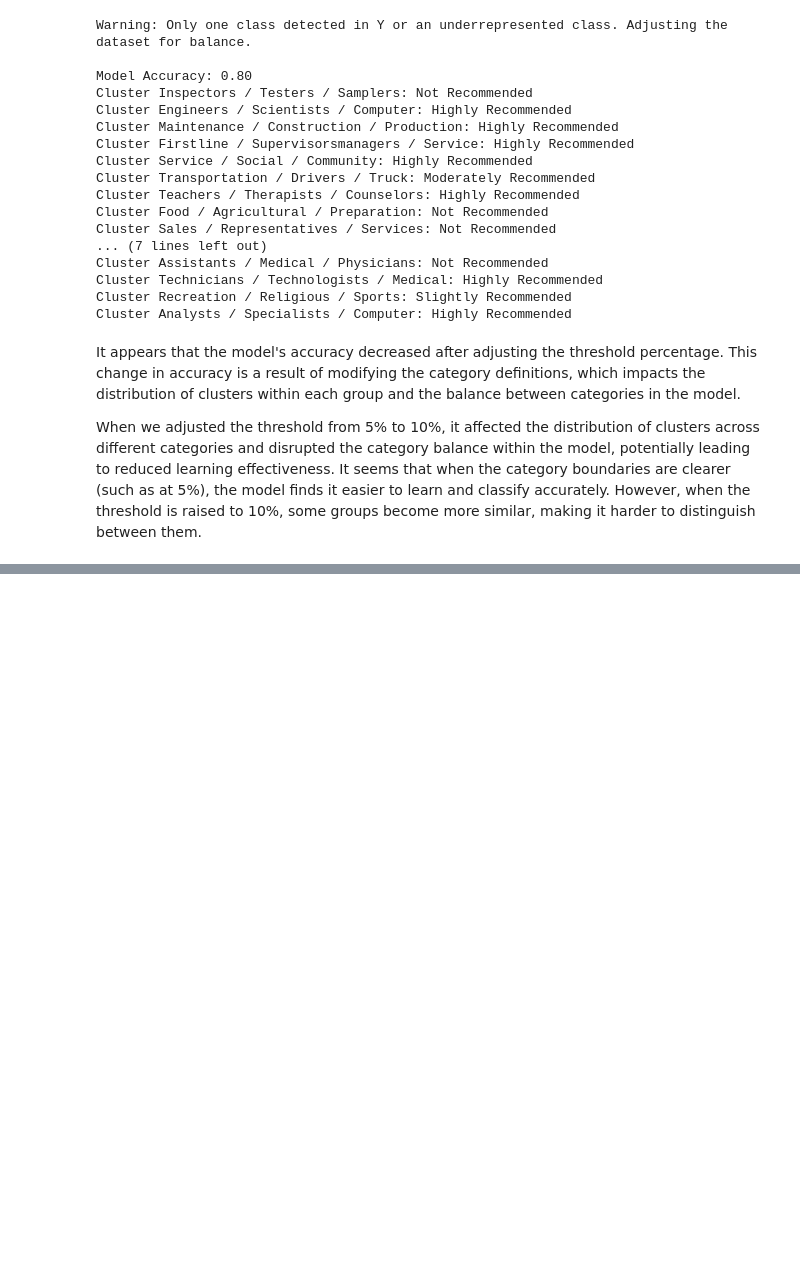
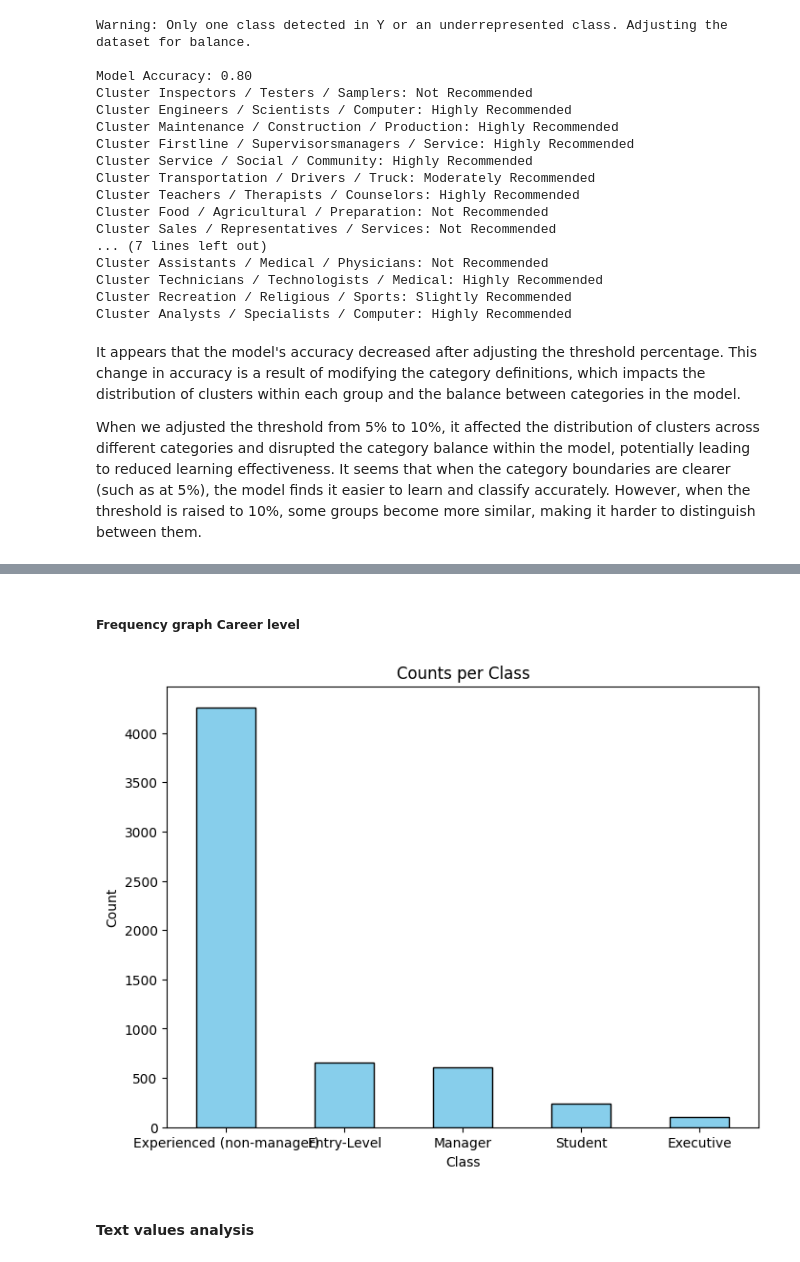
Before and after one commit to edenTamari/job-market-analysis-data-science-project, a Jupyter notebook: Data Science Project.ipynb, the cells around one changed output, grey strips where cells are left out. Saved outputs shown, nothing was run; the diff lists cells and outputs as text; code cells hidden in the pictures; blank space fills up the shorter version.

```diff
--- a/Data Science Project.ipynb
+++ b/Data Science Project.ipynb
@@ -1075,0 +1166,19 @@ When we adjusted the threshold from 5% to 10%, it affected the distribution of c
+# %% [markdown]
+##### Frequency graph Career level
+# %%
+param_to_show = 'Career Level'
+
+class_counts = df[param_to_show].value_counts()
+
+# Plot the count of each class
+plt.figure(figsize=(8, 6))
+class_counts.plot(kind='bar', color='skyblue', edgecolor='black')
+plt.title('Counts per Class')
+plt.xlabel('Class')
+plt.ylabel('Count')
+plt.xticks(rotation=0)  # Keeps the x-axis labels horizontal
+plt.show()
+# %% [output]
+[figure, added]
+# %% [markdown]
+#### Text values analysis
```
Also changed, not shown: parts of 105 cells of this notebook, 23 other files.
